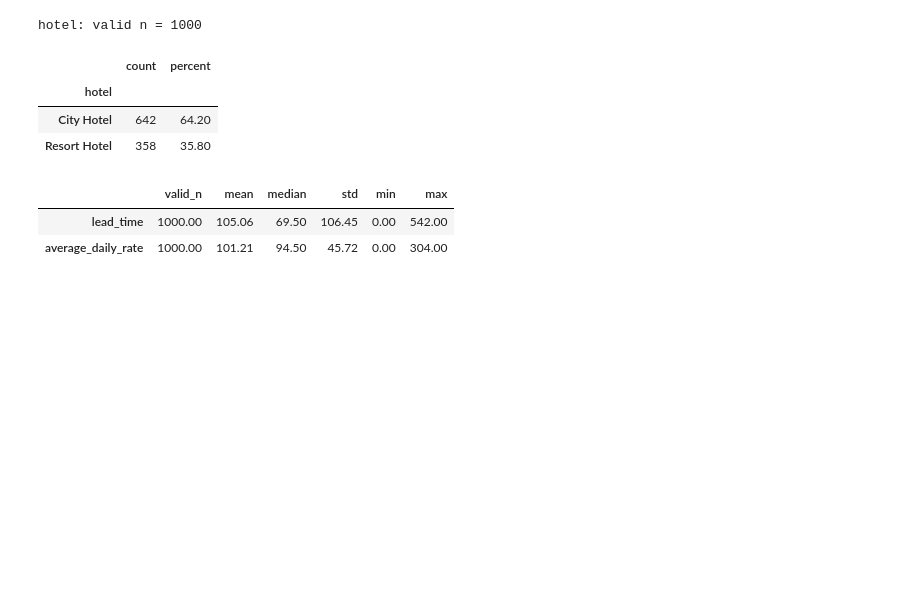
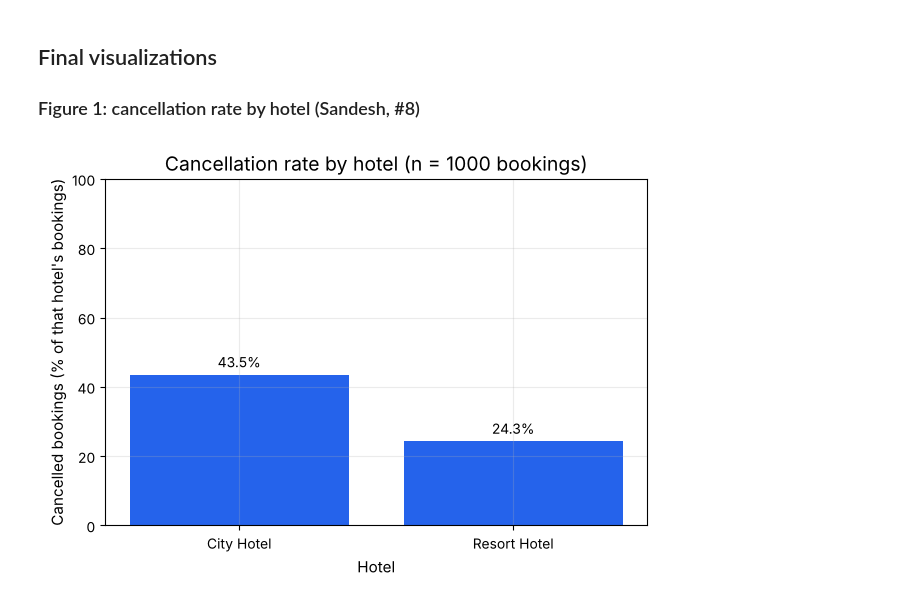
Before and after one commit to Acidburn07/hotel-booking-data-analysis, a Jupyter notebook: notebooks/work/Sandesh.ipynb, the cells around one changed output. Drawn from its saved outputs; the diff is of its cells as text; code cells hidden in the pictures; blank space fills up the shorter version.

```diff
--- a/notebooks/work/Sandesh.ipynb
+++ b/notebooks/work/Sandesh.ipynb
@@ -255,27 +179,21 @@ At least **two categorical** variables (counts, %, n, bar chart) and **two numer
-# %%
-def categorical_summary(df, column):
-    """Counts and percentages for one categorical column, with the valid n."""
-    counts = df[column].value_counts()
-    table = pd.DataFrame({"count": counts, "percent": (counts / counts.sum() * 100).round(1)})
-    print(f"{column}: valid n = {counts.sum()}")
-    return table
-
-def numerical_summary(df, columns):
-    """Valid n, mean, median, std, min and max for numeric columns."""
-    return df[columns].agg(["count", "mean", "median", "std", "min", "max"]).T.rename(columns={"count": "valid_n"})
-
-categorical_summary(clean, "hotel")
-# %% [output]
-hotel: valid n = 1000
-|  | count | percent |
-| hotel |  |  |
-| City Hotel | 642 | 64.20 |
-| Resort Hotel | 358 | 35.80 |
+# %% [markdown]
+## Final visualizations
+
+### Figure 1: cancellation rate by hotel (Sandesh, #8)
 # %%
-# TODO: second categorical variable, e.g. deposit_type or market_segment, with a bar chart
+hotel_rate = clean.groupby("hotel").agg(
+    bookings=("is_canceled", "count"),
+    cancel_rate_pct=("is_canceled", "mean"),
+)
+hotel_rate["cancel_rate_pct"] = (hotel_rate["cancel_rate_pct"] * 100).round(1)
+
+fig, ax = plt.subplots(figsize=(7, 4.5))
+bars = ax.bar(hotel_rate.index, hotel_rate["cancel_rate_pct"], color="#2563eb")
+ax.bar_label(bars, fmt="%.1f%%", padding=3)
+ax.set_title(f"Cancellation rate by hotel (n = {hotel_rate['bookings'].sum()} bookings)")
+ax.set_xlabel("Hotel")
+ax.set_ylabel("Cancelled bookings (% of that hotel's bookings)")
+ax.set_ylim(0, 100)
+plt.show()
+# %% [output]
+[figure, added]
-# %%
-numerical_summary(clean, ["lead_time", "average_daily_rate"])
-# %% [output]
-|  | valid_n | mean | median | std | min | max |
-| lead_time | 1000.00 | 105.06 | 69.50 | 106.45 | 0.00 | 542.00 |
-| average_daily_rate | 1000.00 | 101.21 | 94.50 | 45.72 | 0.00 | 304.00 |
```
Also changed, not shown: parts of 55 cells of this notebook, 3 other files.
